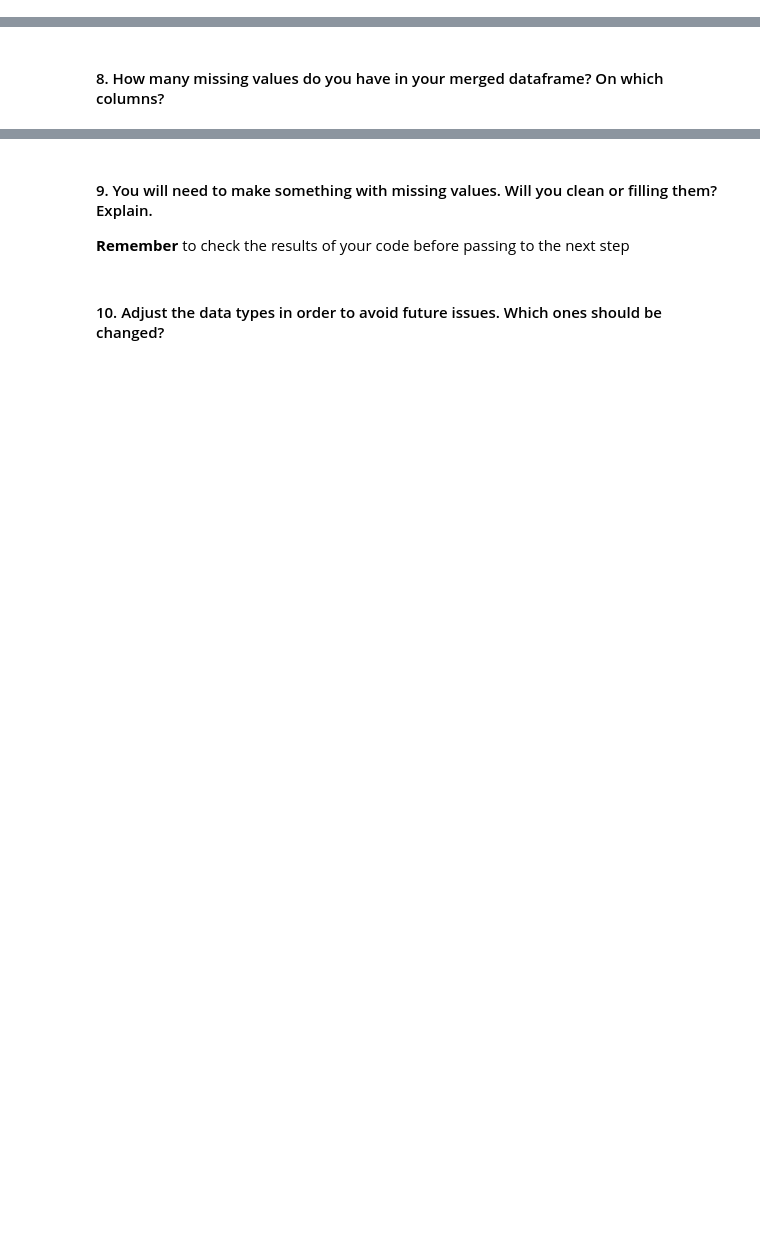
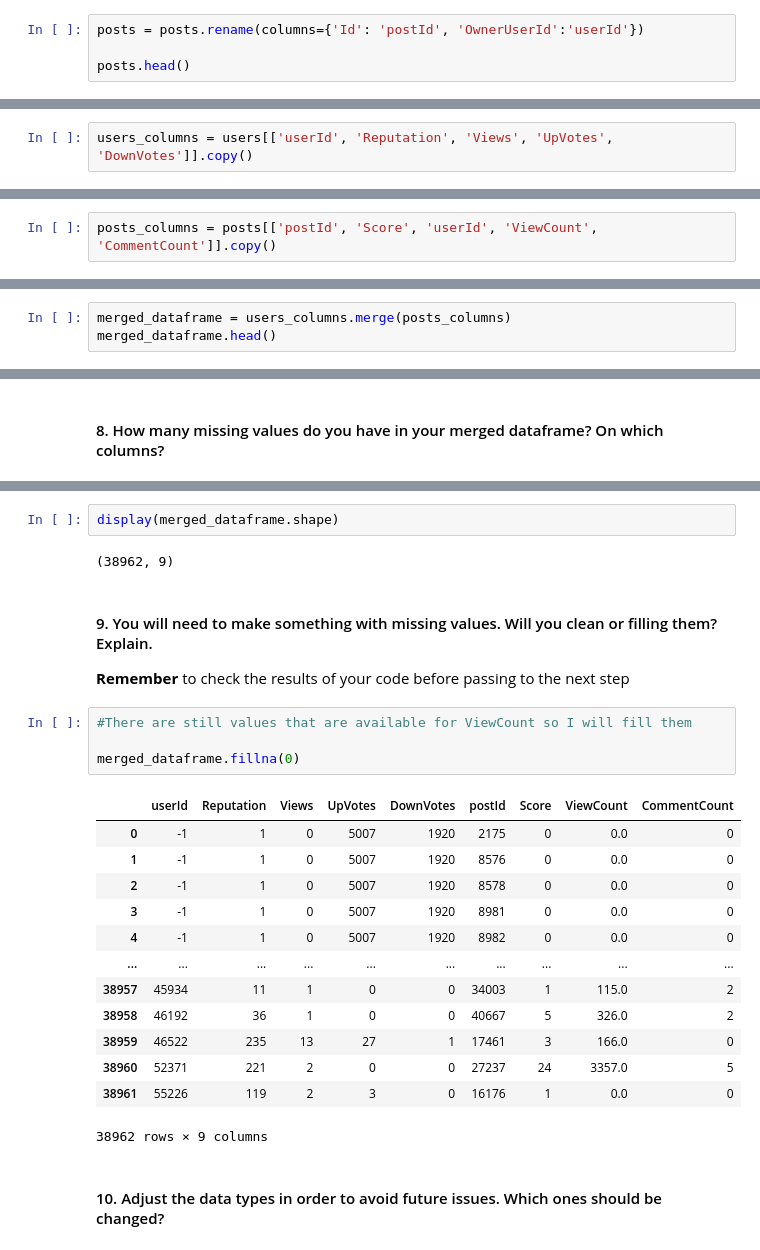
Before and after one commit to ta-data-lis/lab-data-cleaning, a Jupyter notebook: your-code/main.ipynb, the cells around one changed output, grey strips where cells are left out. Saved outputs shown, nothing was run; the diff lists cells and outputs as text; blank space fills up the shorter version.

```diff
--- a/your-code/main.ipynb
+++ b/your-code/main.ipynb
@@ -9,2 +45,6 @@
 # %% [markdown]
 #### 5. Rename Id column to postId and OwnerUserId to userId
+# %%
+posts = posts.rename(columns={'Id': 'postId', 'OwnerUserId':'userId'})
+
+posts.head()
@@ -12,3 +60,5 @@
 #### 6. Define new dataframes for users and posts with the following selected columns:
     **users columns**: userId, Reputation,Views,UpVotes,DownVotes
     **posts columns**: postId, Score,userId,ViewCount,CommentCount
+# %%
+users_columns = users[['userId', 'Reputation', 'Views', 'UpVotes', 'DownVotes']].copy()
@@ -14,0 +74,2 @@
+# %%
+posts_columns = posts[['postId', 'Score', 'userId', 'ViewCount', 'CommentCount']].copy()
@@ -15,3 +85,6 @@
 # %% [markdown]
 #### 7. Merge both dataframes, users and posts.
 You will need to make a [merge](https://pandas.pydata.org/pandas-docs/stable/generated/pandas.DataFrame.merge.html) of posts and users dataframes.
+# %%
+merged_dataframe = users_columns.merge(posts_columns)
+merged_dataframe.head()
@@ -20,5 +113,27 @@ You will need to make a [merge](https://pandas.pydata.org/pandas-docs/stable/gen
+# %%
+display(merged_dataframe.shape)
+# %% [output]
+(38962, 9)
 # %% [markdown]
 #### 9. You will need to make something with missing values.  Will you clean or filling them? Explain.
 **Remember** to check the results of your code before passing to the next step
+# %%
+#There are still values that are available for ViewCount so I will fill them
+
+merged_dataframe.fillna(0)
+# %% [output]
+|  | userId | Reputation | Views | UpVotes | DownVotes | postId | Score | ViewCount | CommentCount |
+| 0 | -1 | 1 | 0 | 5007 | 1920 | 2175 | 0 | 0.0 | 0 |
+| 1 | -1 | 1 | 0 | 5007 | 1920 | 8576 | 0 | 0.0 | 0 |
+| 2 | -1 | 1 | 0 | 5007 | 1920 | 8578 | 0 | 0.0 | 0 |
+| 3 | -1 | 1 | 0 | 5007 | 1920 | 8981 | 0 | 0.0 | 0 |
+| 4 | -1 | 1 | 0 | 5007 | 1920 | 8982 | 0 | 0.0 | 0 |
+| ... | ... | ... | ... | ... | ... | ... | ... | ... | ... |
+| 38957 | 45934 | 11 | 1 | 0 | 0 | 34003 | 1 | 115.0 | 2 |
+| 38958 | 46192 | 36 | 1 | 0 | 0 | 40667 | 5 | 326.0 | 2 |
+| 38959 | 46522 | 235 | 13 | 27 | 1 | 17461 | 3 | 166.0 | 0 |
+| 38960 | 52371 | 221 | 2 | 0 | 0 | 27237 | 24 | 3357.0 | 5 |
+| 38961 | 55226 | 119 | 2 | 3 | 0 | 16176 | 1 | 0.0 | 0 |
+38962 rows × 9 columns
 # %% [markdown]
 #### 10. Adjust the data types in order to avoid future issues. Which ones should be changed?
```
Also changed, not shown: parts of 12 cells of this notebook, 1 other file.
